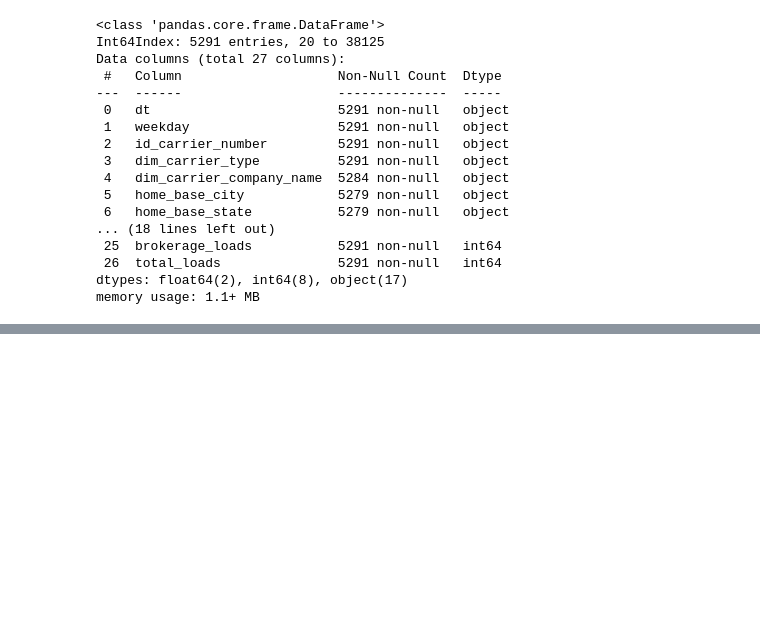
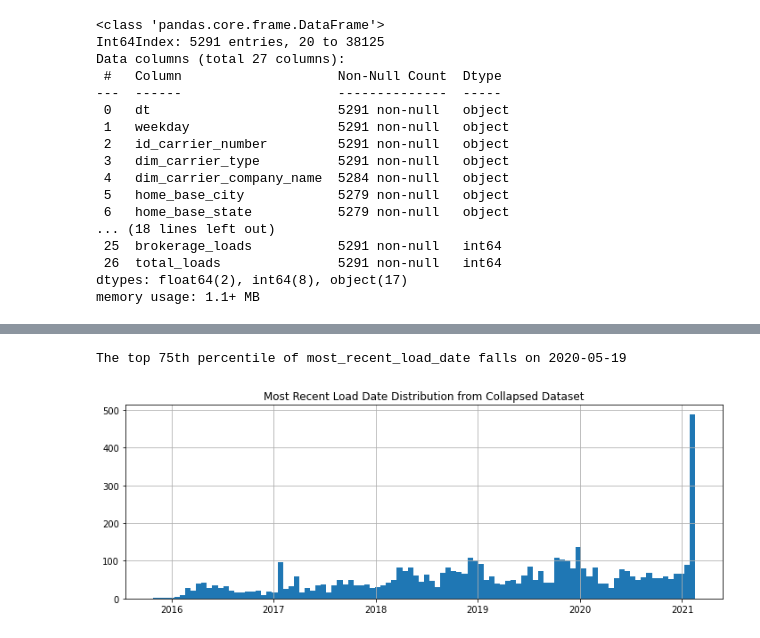
Before and after one commit to kpstesla/DSF_Project_3, a Jupyter notebook: main.ipynb, the cells around one changed output, grey strips where cells are left out. Cells and saved outputs as stored; diff of their text form; code cells hidden in the pictures; blank space fills up the shorter version.

```diff
--- a/main.ipynb
+++ b/main.ipynb
@@ -152,0 +287,9 @@ dtype: int64
+# %%
+plt.figure(figsize=(12,4))
+df2.most_recent_load_date.hist(bins=100)
+plt.title('Most Recent Load Date Distribution from Collapsed Dataset')
+top_most_recent = df2.most_recent_load_date.quantile(0.75)
+print(f'The top 75th percentile of most_recent_load_date falls on {top_most_recent}')
+# %% [output]
+The top 75th percentile of most_recent_load_date falls on 2020-05-19
+[figure, added]
```
Also changed, not shown: parts of 25 cells of this notebook.
